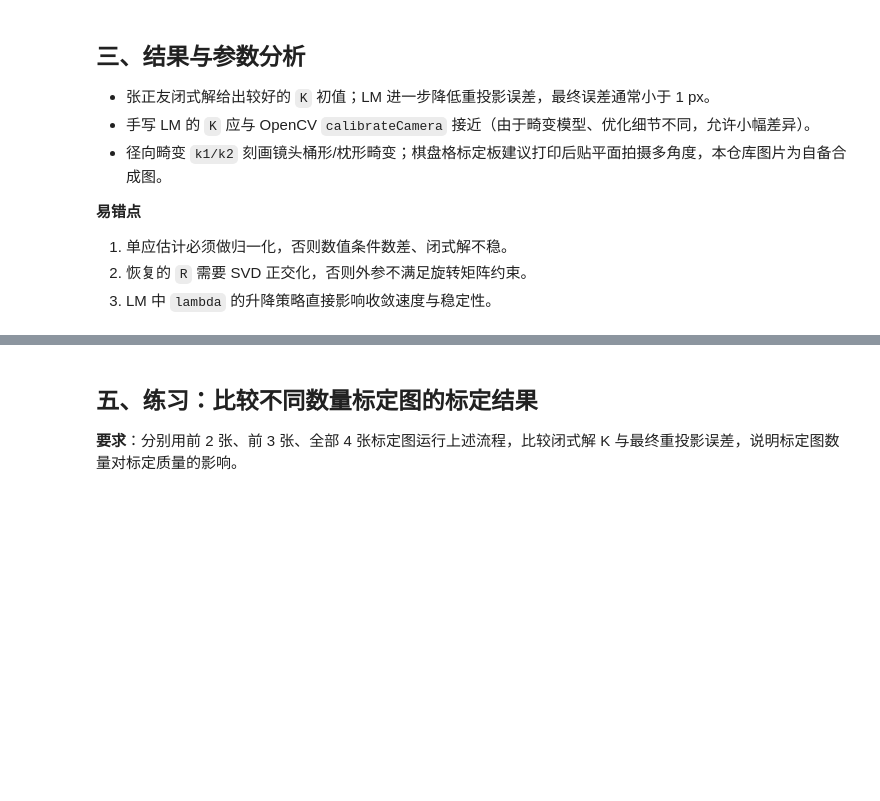
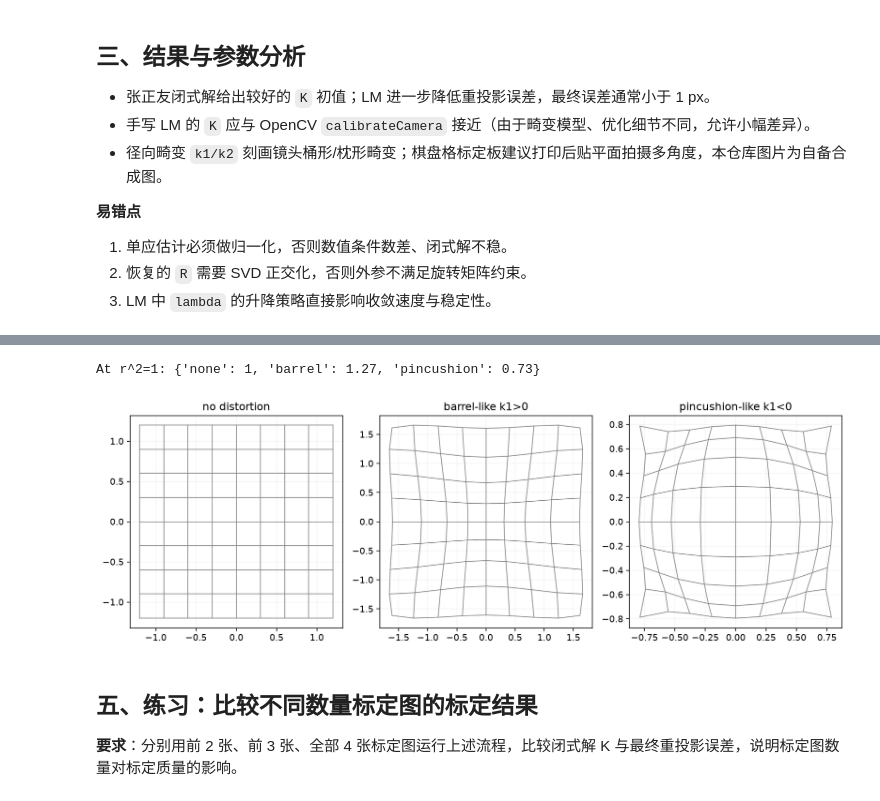
Before and after one commit to ZOUMDA28/Hands-On-Computer-Vision, a Jupyter notebook: notebooks/part2-optimization-3d/08-camera-calibration/practice.ipynb, the cells around one changed output, grey strips where cells are left out. Cells and saved outputs as stored; diff of their text form; code cells hidden in the pictures; blank space fills up the shorter version.

```diff
--- a/notebooks/part2-optimization-3d/08-camera-calibration/practice.ipynb
+++ b/notebooks/part2-optimization-3d/08-camera-calibration/practice.ipynb
@@ -391,3 +546,28 @@ OpenCV calibrateCamera K:
+# %%
+import numpy as np
+import matplotlib.pyplot as plt
+
+x = np.linspace(-1.2, 1.2, 9)
+y = np.linspace(-1.2, 1.2, 9)
+X, Y = np.meshgrid(x, y)
+R2 = X**2 + Y**2
+fig, axes = plt.subplots(1, 3, figsize=(12, 4))
+for ax, (k1, k2), title in zip(axes, [(0, 0), (0.35, -0.08), (-0.35, 0.08)], ["no distortion", "barrel-like k1>0", "pincushion-like k1<0"]):
+    scale = 1 + k1 * R2 + k2 * R2**2
+    Xd, Yd = X * scale, Y * scale
+    for row in range(X.shape[0]):
+        ax.plot(Xd[row], Yd[row], color="gray", linewidth=0.8)
+    for col in range(X.shape[1]):
+        ax.plot(Xd[:, col], Yd[:, col], color="gray", linewidth=0.8)
+    ax.set_title(title)
+    ax.set_aspect("equal")
+    ax.grid(alpha=0.15)
+plt.tight_layout()
+plt.show()
+print("At r^2=1:", {name: round(1 + k1 + k2, 3) for name,(k1,k2) in zip(["none","barrel","pincushion"],[(0,0),(0.35,-0.08),(-0.35,0.08)])})
+# %% [output]
+At r^2=1: {'none': 1, 'barrel': 1.27, 'pincushion': 0.73}
+[figure, added]
 # %% [markdown]
 ## 五、练习：比较不同数量标定图的标定结果
 
```
Also changed, not shown: parts of 2 cells of this notebook, 8 other files.
